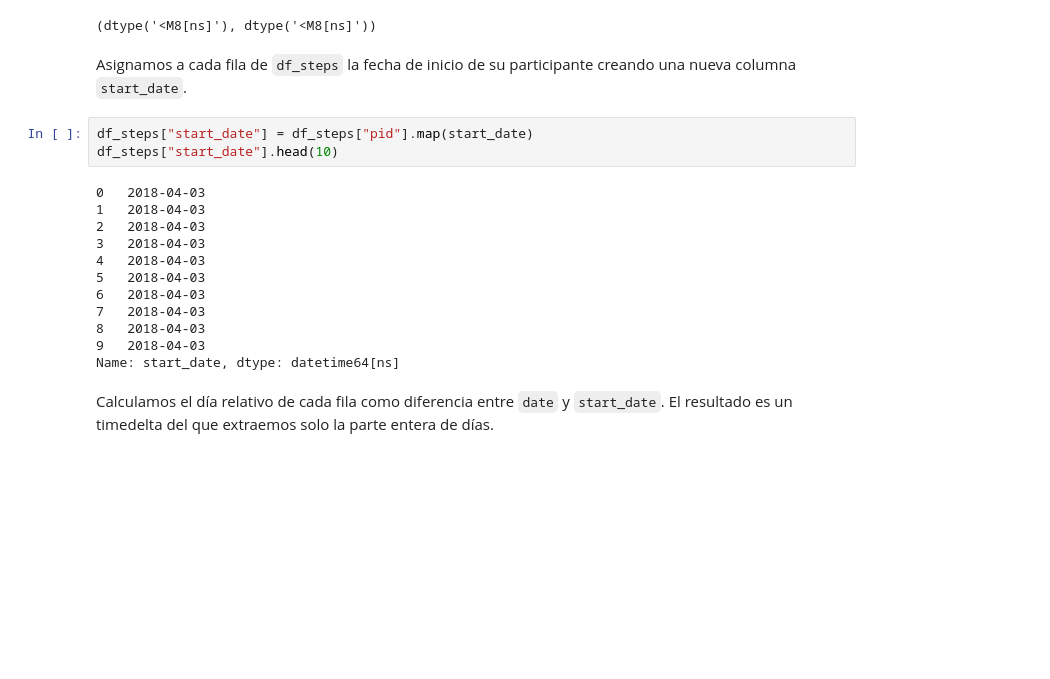
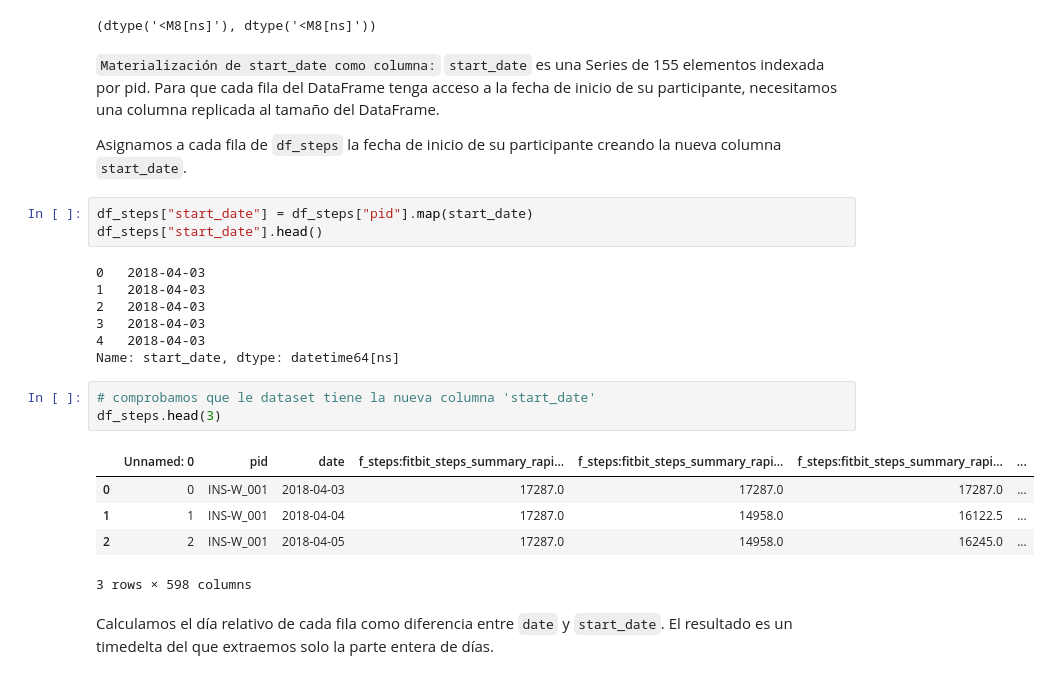
Before and after one commit to alejandrobarriel/globem, a Jupyter notebook: notebooks/globem.ipynb, the cells around one changed output. Drawn from its saved outputs; the diff is of its cells as text; blank space fills up the shorter version.

```diff
--- a/notebooks/globem.ipynb
+++ b/notebooks/globem.ipynb
@@ -805,22 +812,29 @@ df_steps["date"].dtype, start_date.dtype
 # %% [output]
 (dtype('<M8[ns]'), dtype('<M8[ns]'))
 # %% [markdown]
-Asignamos a cada fila de `df_steps` la fecha de inicio de su participante creando una nueva columna `start_date`.
+``Materialización de start_date como columna:``
+`start_date` es una Series de 155 elementos indexada por pid. Para que cada fila del DataFrame tenga acceso a la fecha de inicio de su participante, necesitamos una columna replicada al tamaño del DataFrame.
+
+Asignamos a cada fila de `df_steps` la fecha de inicio de su participante creando la nueva columna `start_date`.
 # %%
 df_steps["start_date"] = df_steps["pid"].map(start_date)
-df_steps["start_date"].head(10)
+df_steps["start_date"].head()
 # %% [output]
 0   2018-04-03
 1   2018-04-03
 2   2018-04-03
 3   2018-04-03
 4   2018-04-03
-5   2018-04-03
-6   2018-04-03
-7   2018-04-03
-8   2018-04-03
-9   2018-04-03
 Name: start_date, dtype: datetime64[ns]
+# %%
+# comprobamos que le dataset tiene la nueva columna 'start_date'
+df_steps.head(3)
+# %% [output]
+|  | Unnamed: 0 | pid | date | f_steps:fitbit_steps_summary_rapi... | f_steps:fitbit_steps_summary_rapi... | f_steps:fitbit_steps_summary_rapi... | ... |
+| 0 | 0 | INS-W_001 | 2018-04-03 | 17287.0 | 17287.0 | 17287.0 | ... |
+| 1 | 1 | INS-W_001 | 2018-04-04 | 17287.0 | 14958.0 | 16122.5 | ... |
+| 2 | 2 | INS-W_001 | 2018-04-05 | 17287.0 | 14958.0 | 16245.0 | ... |
+3 rows × 598 columns
 # %% [markdown]
 Calculamos el día relativo de cada fila como diferencia entre `date` y `start_date`. El resultado es un timedelta del que extraemos solo la parte entera de días.
 # %%
```
Also changed, not shown: parts of 9 cells of this notebook, 1 other file.
